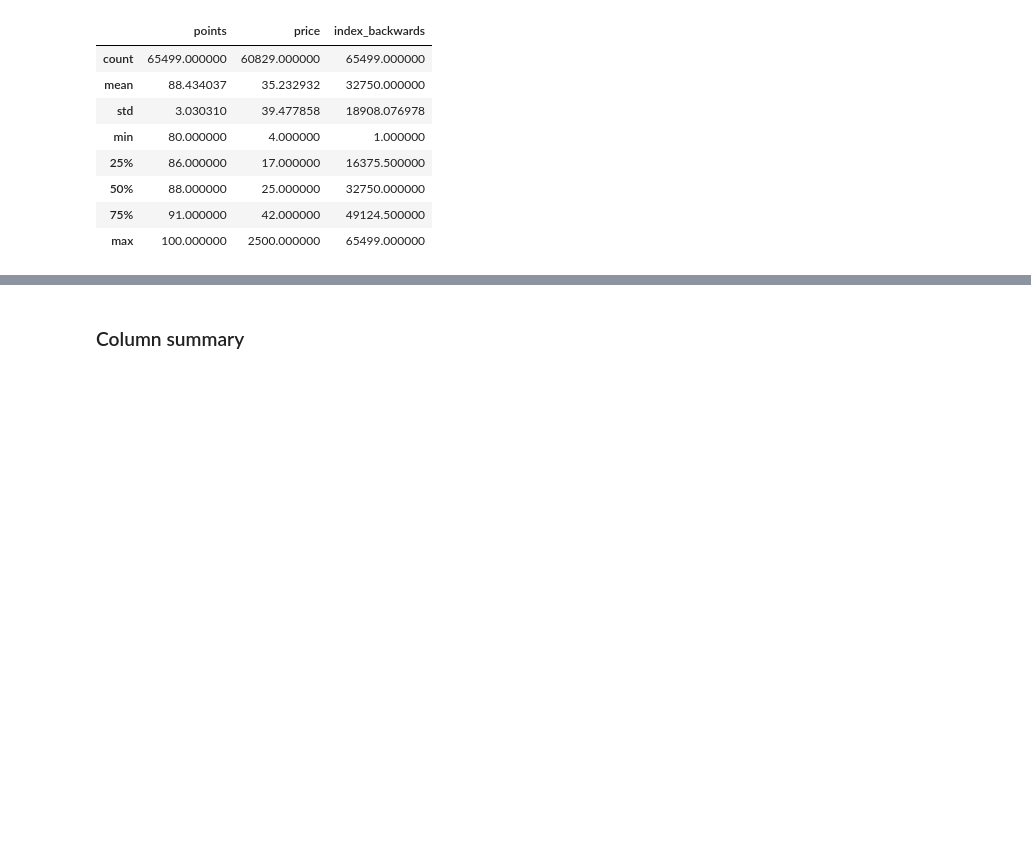
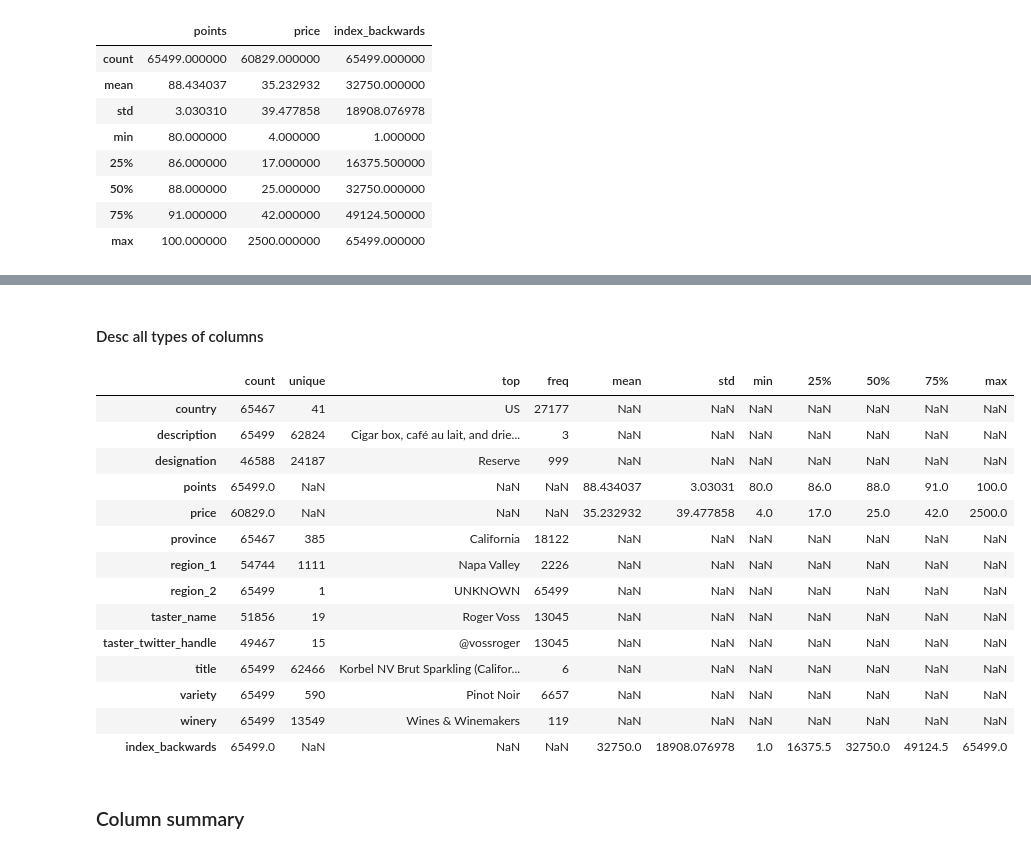
Before and after one commit to andersonliu/learn_ai, a Jupyter notebook: notebooks/pandas/pandas.ipynb, the cells around one changed output, grey strips where cells are left out. Drawn from its saved outputs; the diff is of its cells as text; code cells hidden in the pictures; blank space fills up the shorter version.

```diff
--- a/notebooks/pandas/pandas.ipynb
+++ b/notebooks/pandas/pandas.ipynb
@@ -80,10 +81,10 @@ wine_reviews.head()
 # %%
-df = pd.read_csv("./data/winemag-data-130k-v2.csv")
+wine_reviews = pd.read_csv("./data/winemag-data-130k-v2.csv")
 
 # drop the 1st column that should be index column
-df.drop(df.columns[0], axis=1, inplace=True)
+wine_reviews.drop(wine_reviews.columns[0], axis=1, inplace=True)
 
-df.head(3)
+wine_reviews.head(3)
 # %% [output]
 |  | country | description | designation | points | price | province | region_1 | region_2 | taster_name | ... |
 | 0 | Italy | Aromas include tropical fruit, br... | Vulkà Bianco | 87 | NaN | Sicily & Sardinia | Etna | NaN | Kerin O’Keefe | ... |
@@ -389,8 +409,8 @@ dtype: object
   `df.col_name = my_array`
 # %%
 # assign constant value
-df.region_2 = 'UNKNOWN'
-df.head(3)
+wine_reviews.region_2 = 'UNKNOWN'
+wine_reviews.head(3)
 # %% [output]
 |  | country | description | designation | points | price | province | region_1 | region_2 | taster_name | ... |
 | 0 | Italy | Aromas include tropical fruit, br... | Vulkà Bianco | 87 | NaN | Sicily & Sardinia | Etna | UNKNOWN | Kerin O’Keefe | ... |
@@ -398,8 +418,8 @@ df.head(3)
 | 2 | US | Tart and snappy, the flavors of l... | NaN | 87 | 14.0 | Oregon | Willamette Valley | UNKNOWN | Paul Gregutt | ... |
 # %%
 # assign to an array
-reverse_sequence = range(len(df), 0, -1)
+reverse_sequence = range(len(wine_reviews), 0, -1)
 
 # add a new column then assign the value for it
-df["index_backwards"] = reverse_sequence
+wine_reviews["index_backwards"] = reverse_sequence
 # %%
@@ -587,3 +655,23 @@ df.describe()
+# %% [markdown]
+#### Desc all types of columns
+# %%
+wine_reviews.describe(include='all').T
+# %% [output]
+|  | count | unique | top | freq | mean | std | min | 25% | 50% | 75% | max |
+| country | 65467 | 41 | US | 27177 | NaN | NaN | NaN | NaN | NaN | NaN | NaN |
+| description | 65499 | 62824 | Cigar box, café au lait, and drie... | 3 | NaN | NaN | NaN | NaN | NaN | NaN | NaN |
+| designation | 46588 | 24187 | Reserve | 999 | NaN | NaN | NaN | NaN | NaN | NaN | NaN |
+| points | 65499.0 | NaN | NaN | NaN | 88.434037 | 3.03031 | 80.0 | 86.0 | 88.0 | 91.0 | 100.0 |
+| price | 60829.0 | NaN | NaN | NaN | 35.232932 | 39.477858 | 4.0 | 17.0 | 25.0 | 42.0 | 2500.0 |
+| province | 65467 | 385 | California | 18122 | NaN | NaN | NaN | NaN | NaN | NaN | NaN |
+| region_1 | 54744 | 1111 | Napa Valley | 2226 | NaN | NaN | NaN | NaN | NaN | NaN | NaN |
+| region_2 | 65499 | 1 | UNKNOWN | 65499 | NaN | NaN | NaN | NaN | NaN | NaN | NaN |
+| taster_name | 51856 | 19 | Roger Voss | 13045 | NaN | NaN | NaN | NaN | NaN | NaN | NaN |
+| taster_twitter_handle | 49467 | 15 | @vossroger | 13045 | NaN | NaN | NaN | NaN | NaN | NaN | NaN |
+| title | 65499 | 62466 | Korbel NV Brut Sparkling (Califor... | 6 | NaN | NaN | NaN | NaN | NaN | NaN | NaN |
+| variety | 65499 | 590 | Pinot Noir | 6657 | NaN | NaN | NaN | NaN | NaN | NaN | NaN |
+| winery | 65499 | 13549 | Wines & Winemakers | 119 | NaN | NaN | NaN | NaN | NaN | NaN | NaN |
+| index_backwards | 65499.0 | NaN | NaN | NaN | 32750.0 | 18908.076978 | 1.0 | 16375.5 | 32750.0 | 49124.5 | 65499.0 |
 # %% [markdown]
 ### Column summary
 # %%
```
Also changed, not shown: parts of 62 cells of this notebook, 13 other files.
